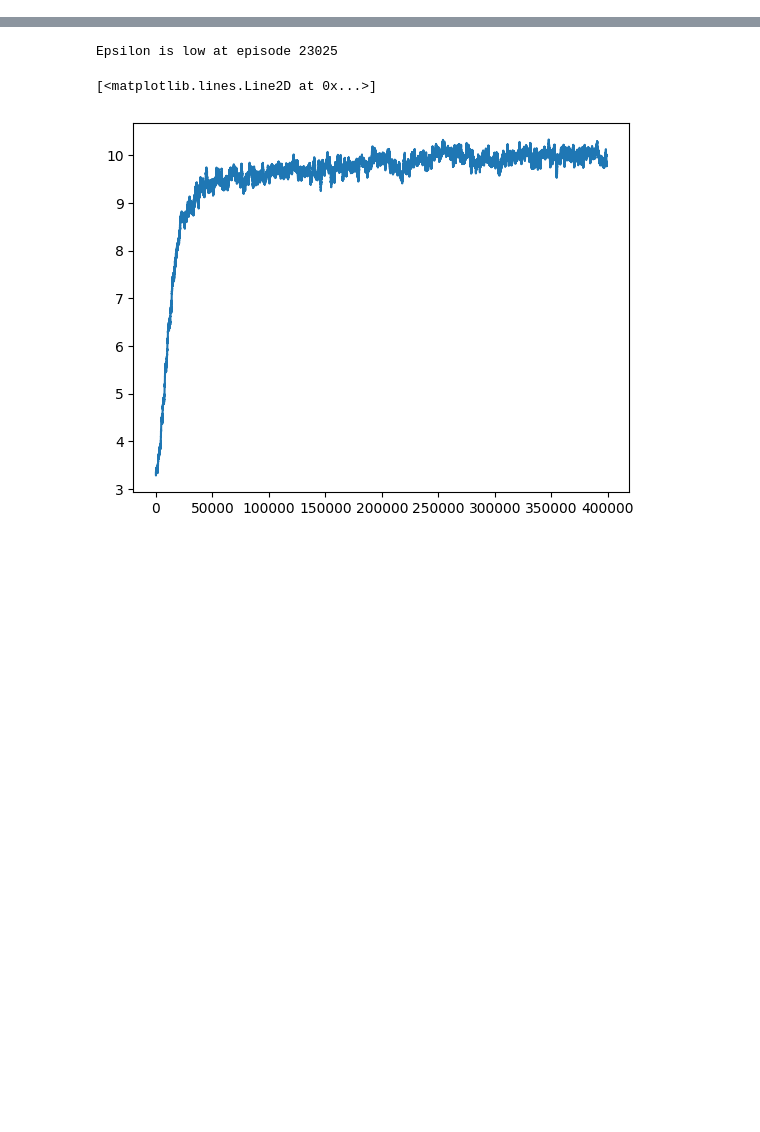
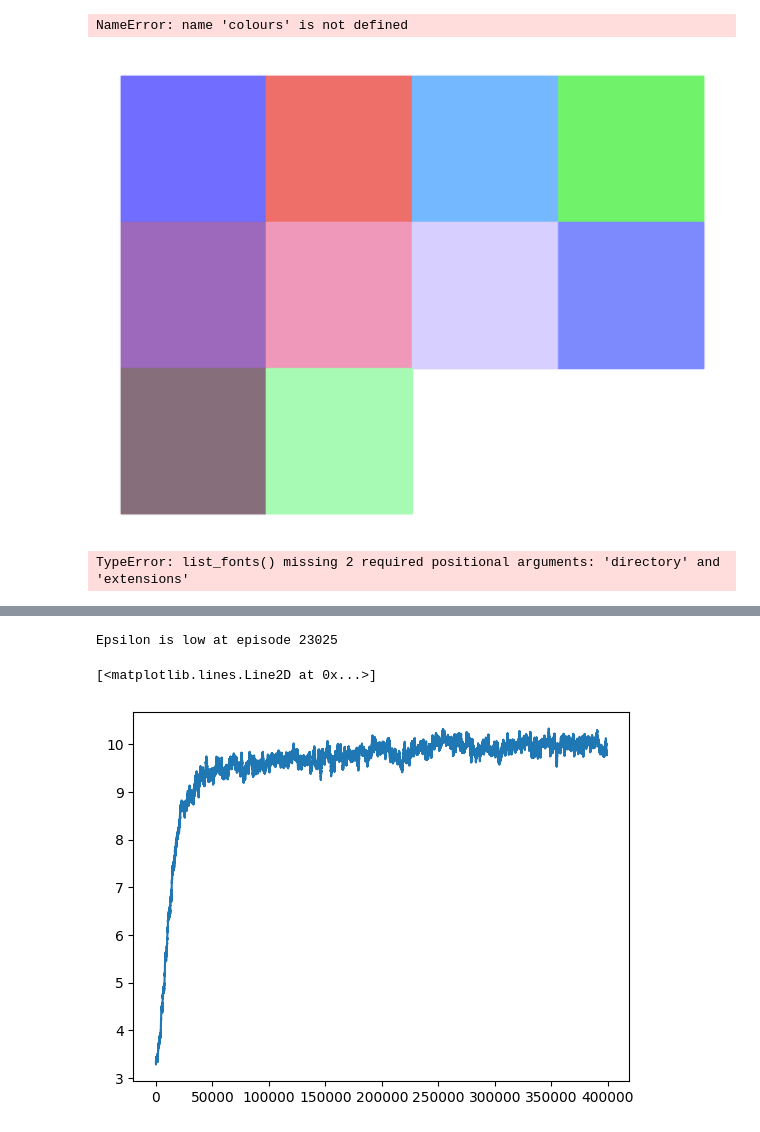
Before and after one commit to akshilpatel/tile-match-gym, a Jupyter notebook: src/tile_match_gym/working.ipynb, the cells around one changed output, grey strips where cells are left out. Saved outputs shown, nothing was run; the diff lists cells and outputs as text; code cells hidden in the pictures; blank space fills up the shorter version.

```diff
--- a/src/tile_match_gym/working.ipynb
+++ b/src/tile_match_gym/working.ipynb
@@ -14,0 +48,13 @@ from tile_match_gym.wrappers import ProportionRewardWrapper, OneHotWrapper, MinO
+# %%
+colours[2]
+# %% [output]
+NameError: name 'colours' is not defined
+# %%
+distinctipy.color_swatch(colours)
+# %% [output]
+[figure, added]
+# %%
+import matplotlib.font_manager as fm
+fm.list_fonts()
+# %% [output]
+TypeError: list_fonts() missing 2 required positional arguments: 'directory' and 'extensions'
```
Also changed, not shown: parts of 5 cells of this notebook.
